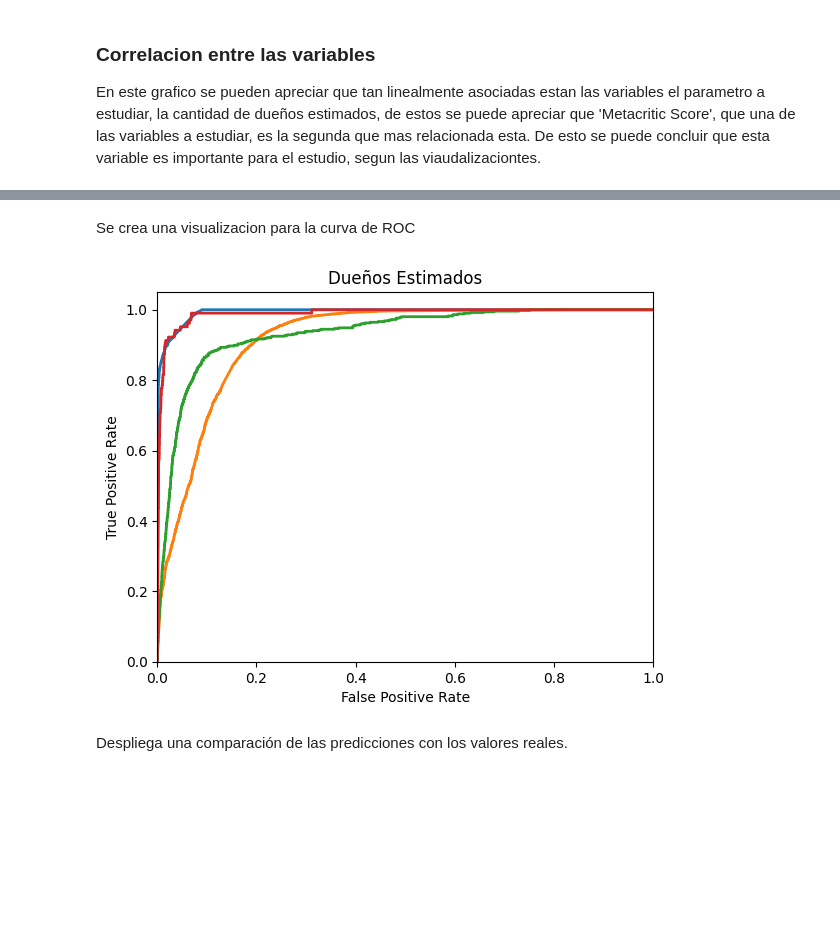
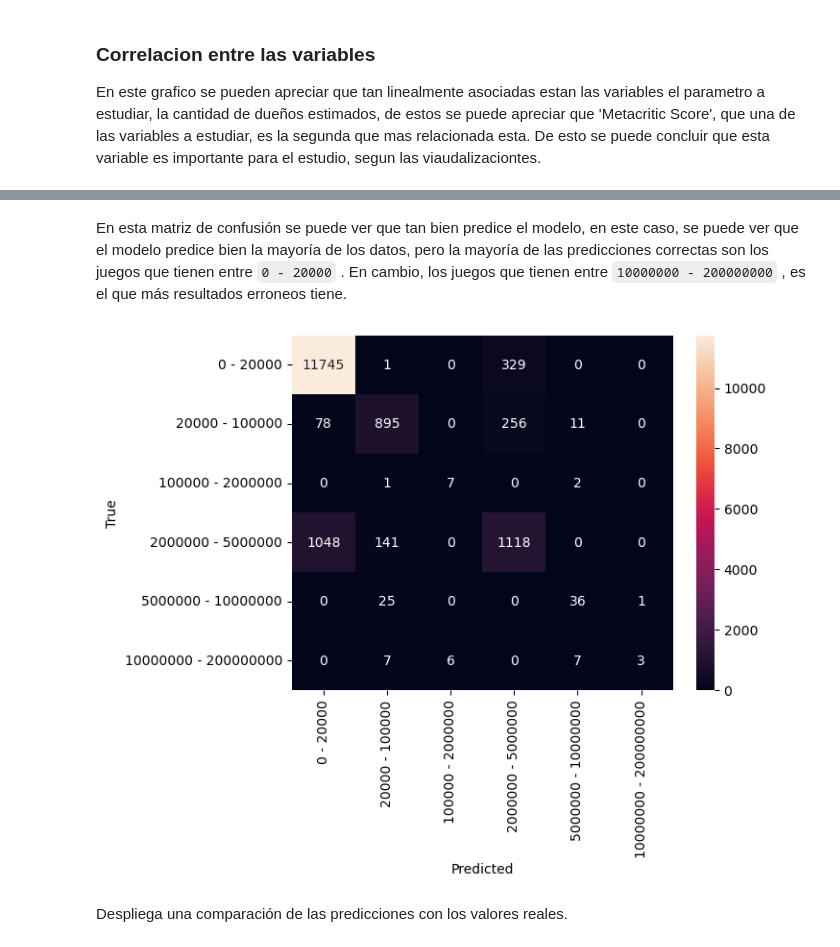
Before and after one commit to VicenteA18UCN/IDS_PROJECT, a Jupyter notebook: InformeFinal.ipynb, the cells around one changed output, grey strips where cells are left out. Saved outputs shown, nothing was run; the diff lists cells and outputs as text; code cells hidden in the pictures; blank space fills up the shorter version.

```diff
--- a/InformeFinal.ipynb
+++ b/InformeFinal.ipynb
@@ -129,12 +145,24 @@ Se realiza la codificación de etiquetas en la columna 'Estimated owners' del Da
 
 4. Elimina la columna 'Estimated owners' del DataFrame `games_crop`. El parámetro `inplace=True` significa que la operación se realiza en el lugar en el DataFrame y devolverá None.
 # %%
+# Inicializa el LabelEncoder
 le = LabelEncoder()
 
+# Aplica el LabelEncoder a la columna 'Estimated owners'
 games_crop['Estimated owners'] = le.fit_transform(games_crop['Estimated owners'])
-class_names = le.classes_
+
+# Ordena las clases en función del valor numérico de la parte izquierda de los rangos
+class_names = sorted(le.classes_, key=lambda x: int(x.split(' - ')[0]))
+
+# Imprime la lista de clases ordenada
+print("Lista de clases ordenada: ", class_names)
+
+# Transforma las etiquetas a representación binaria
 y = games_crop['Estimated owners']
 y = label_binarize(y, classes=np.arange(len(class_names)))
+
+# Almacena la lista de etiquetas codificadas
 estimated_owners_list = games_crop['Estimated owners'].tolist()
 
+# Elimina la columna 'Estimated owners' del DataFrame
 games_crop.drop(['Estimated owners'], axis=1, inplace=True)
@@ -256,28 +267,16 @@ Mean score: 0.81
-# %% [markdown]
-Se crea una visualizacion para la curva de ROC
-# %%
-fpr = dict()
-tpr = dict()
-roc_auc = dict()
-
-plt.figure()
-
-y_test_bin = label_binarize(y_test, classes=[0, 1, 2, 3])
-y_score = rf.predict_proba(X_test)
-for i in range(4):
-    fpr[i], tpr[i], _ = roc_curve(y_test_bin[:, i], y_score[:, i])
-    roc_auc[i] = auc(fpr[i], tpr[i])
-
-    plt.plot(fpr[i], tpr[i], lw=2)
-
-plt.xlim([0.0, 1.0])
-plt.ylim([0.0, 1.05])
-plt.xlabel('False Positive Rate')
-plt.ylabel('True Positive Rate')
-plt.title('Dueños Estimados')
-plt.show()
-# %% [output]
-[figure, removed]
+# %% [markdown]
+En esta matriz de confusión se puede ver que tan bien predice el modelo, en este caso, se puede ver que el modelo predice bien la mayoría de los datos, pero la mayoría de las predicciones correctas son los juegos que tienen entre `0 - 20000` . En cambio, los juegos que tienen entre `10000000 - 200000000` , es el que más resultados erroneos tiene.
+# %%
+classes = np.unique(np.concatenate((y_test, y_pred_rf)))
+
+cm = confusion_matrix(y_test, y_pred_rf, labels=classes)
+
+sns.heatmap(cm, annot=True, fmt='d', xticklabels=class_names, yticklabels=class_names)
+plt.xlabel('Predicted')
+plt.ylabel('True')
+plt.show()
+# %% [output]
+[figure, added]
 # %% [markdown]
 Despliega una comparación de las predicciones con los valores reales.
 # %%
```
Also changed, not shown: parts of 18 cells of this notebook.
